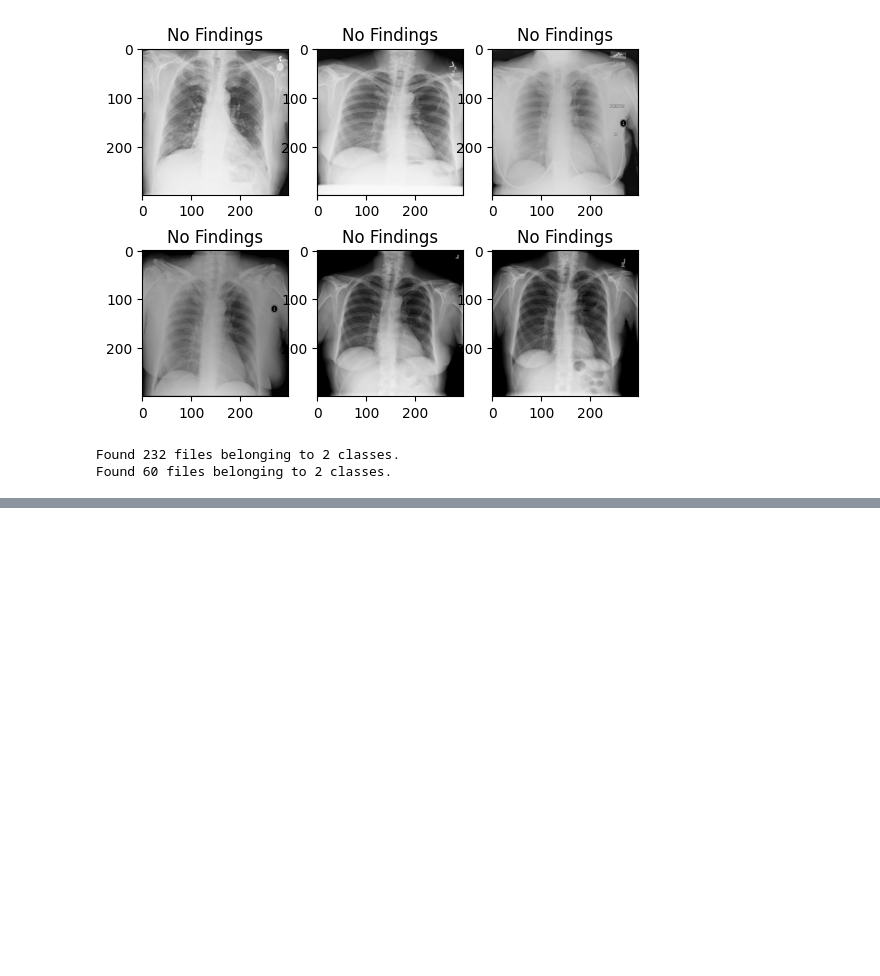
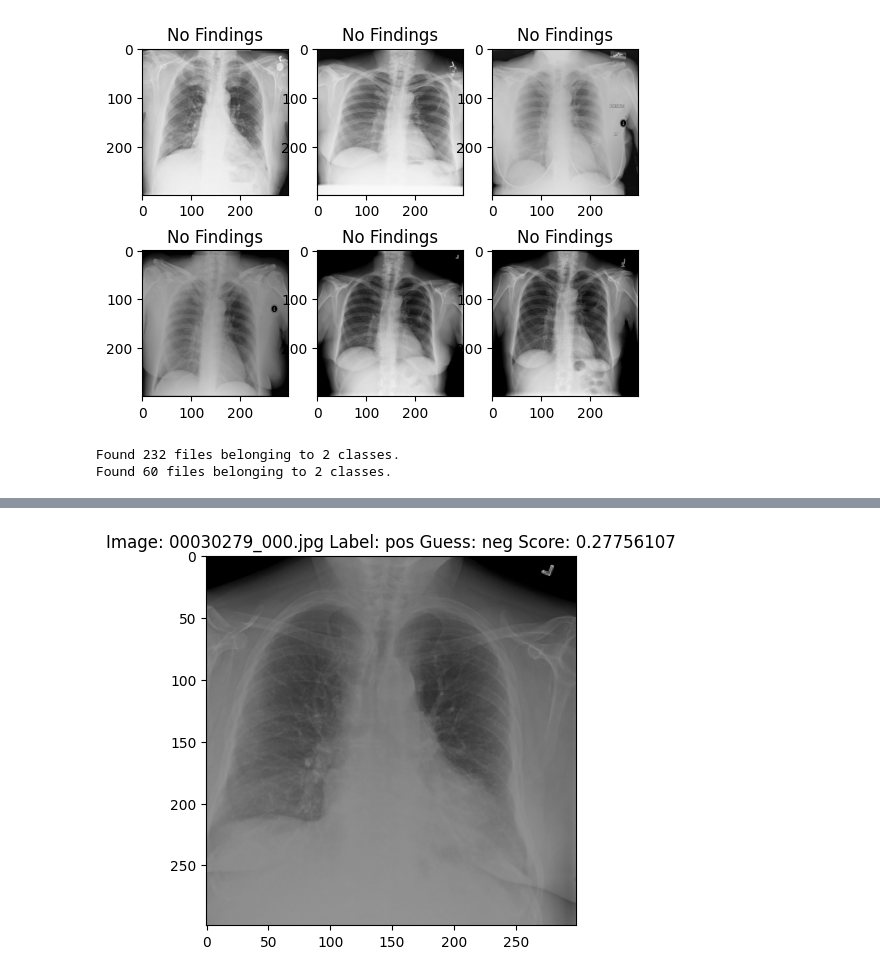
Before and after one commit to arafatanam/Evaluating-Chest-X-Rays-using-TensorFlow, a Jupyter notebook: chest_xray.ipynb, the cells around one changed output, grey strips where cells are left out. Cells and saved outputs as stored; diff of their text form; code cells hidden in the pictures; blank space fills up the shorter version.

```diff
--- a/chest_xray.ipynb
+++ b/chest_xray.ipynb
@@ -309,0 +383,21 @@ plt.show()
+# %%
+# Run inference on all test images (positive and negative), record predictions and confidence scores, and store results in a DataFrame
+results = []
+
+# Process negative test images
+for image in os.listdir(test_neg_dir):
+    filename = test_neg_dir + "/" + image
+    confidence = predict_image(filename)
+    guess = 'pos' if confidence > 0.5 else 'neg'
+    results.append([filename, image, "neg", guess, confidence])
+
+# Process positive test images
+for image in os.listdir(test_pos_dir):
+    filename = test_pos_dir + "/" + image
+    confidence = predict_image(filename)
+    guess = 'pos' if confidence > 0.5 else 'neg'
+    results.append([filename, image, "pos", guess, confidence])
+
+# Sort results by confidence score (highest first) and create a DataFrame
+sorted_results = sorted(results, key=lambda x: x[4], reverse=True)
+df = pd.DataFrame(data=sorted_results, columns=["filepath", "filename", "label", "guess", "confidence"])
@@ -309,0 +422,7 @@ plt.show()
+# %%
+# Randomly select a row from the results DataFrame and display the corresponding image with its true label and model prediction
+import random
+
+n = random.randint(0, len(df) - 1)
+show_df_row(df.iloc[n])
+# %% [output]
@@ -309,0 +430 @@ plt.show()
+[figure, added]
```
Also changed, not shown: parts of 14 cells of this notebook, 1 other file.
